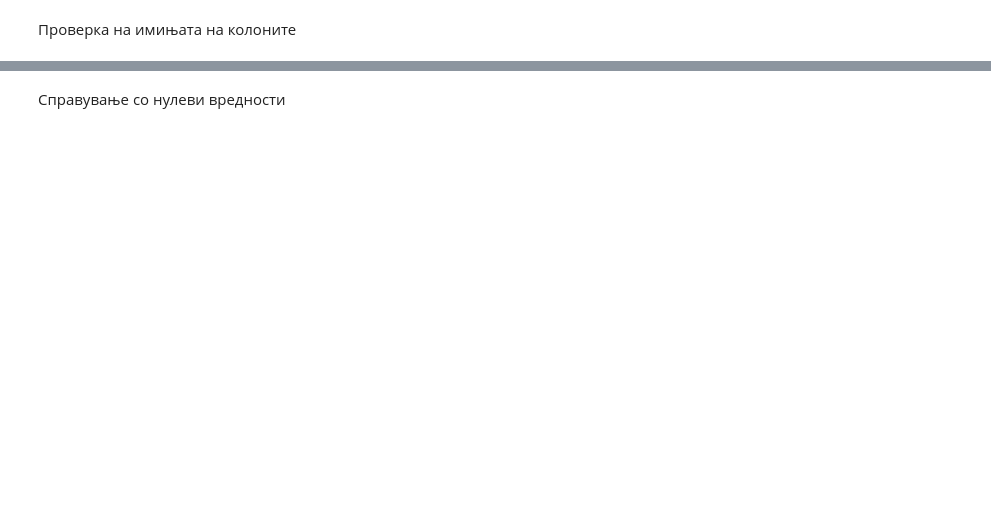
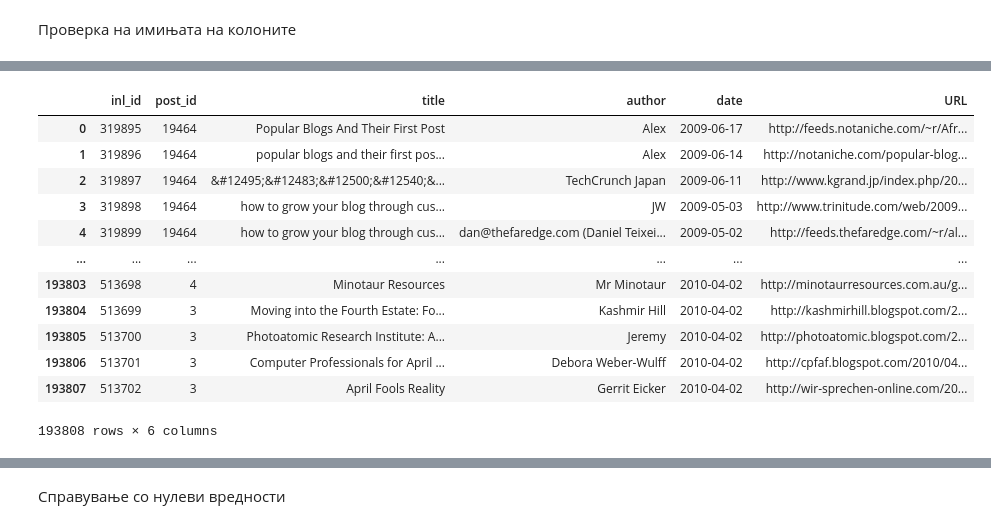
Before and after one commit to janaangeloska/TechCrunch-Unstructured_Databases, a Jupyter notebook: TechCrunch_CleanData.ipynb, the cells around one changed output, grey strips where cells are left out. Saved outputs shown, nothing was run; the diff lists cells and outputs as text; code cells hidden in the pictures; blank space fills up the shorter version.

```diff
--- a/TechCrunch_CleanData.ipynb
+++ b/TechCrunch_CleanData.ipynb
@@ -174,0 +51,16 @@ Index(['post_id', 'title', 'bloggers_name', 'bloggers_id', 'nr_of_comments',
+# %%
+inlinks_df
+# %% [output]
+|  | inl_id | post_id | title | author | date | URL |
+| 0 | 319895 | 19464 | Popular Blogs And Their First Post | Alex | 2009-06-17 | http://feeds.notaniche.com/~r/Afr... |
+| 1 | 319896 | 19464 | popular blogs and their first pos... | Alex | 2009-06-14 | http://notaniche.com/popular-blog... |
+| 2 | 319897 | 19464 | &#12495;&#12483;&#12500;&#12540;&... | TechCrunch Japan | 2009-06-11 | http://www.kgrand.jp/index.php/20... |
+| 3 | 319898 | 19464 | how to grow your blog through cus... | JW | 2009-05-03 | http://www.trinitude.com/web/2009... |
+| 4 | 319899 | 19464 | how to grow your blog through cus... | dan@thefaredge.com (Daniel Teixei... | 2009-05-02 | http://feeds.thefaredge.com/~r/al... |
+| ... | ... | ... | ... | ... | ... | ... |
+| 193803 | 513698 | 4 | Minotaur Resources | Mr Minotaur | 2010-04-02 | http://minotaurresources.com.au/g... |
+| 193804 | 513699 | 3 | Moving into the Fourth Estate: Fo... | Kashmir Hill | 2010-04-02 | http://kashmirhill.blogspot.com/2... |
+| 193805 | 513700 | 3 | Photoatomic Research Institute: A... | Jeremy | 2010-04-02 | http://photoatomic.blogspot.com/2... |
+| 193806 | 513701 | 3 | Computer Professionals for April ... | Debora Weber-Wulff | 2010-04-02 | http://cpfaf.blogspot.com/2010/04... |
+| 193807 | 513702 | 3 | April Fools Reality | Gerrit Eicker | 2010-04-02 | http://wir-sprechen-online.com/20... |
+193808 rows × 6 columns
```
Also changed, not shown: parts of 22 cells of this notebook.
